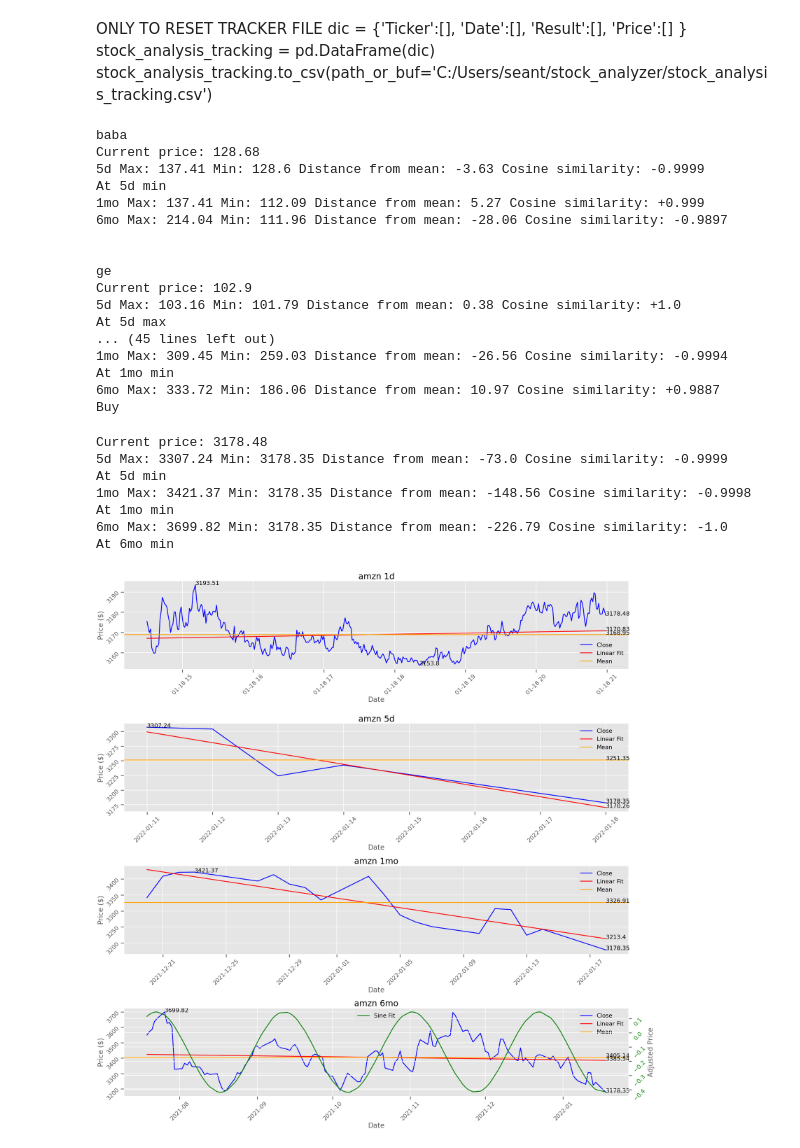
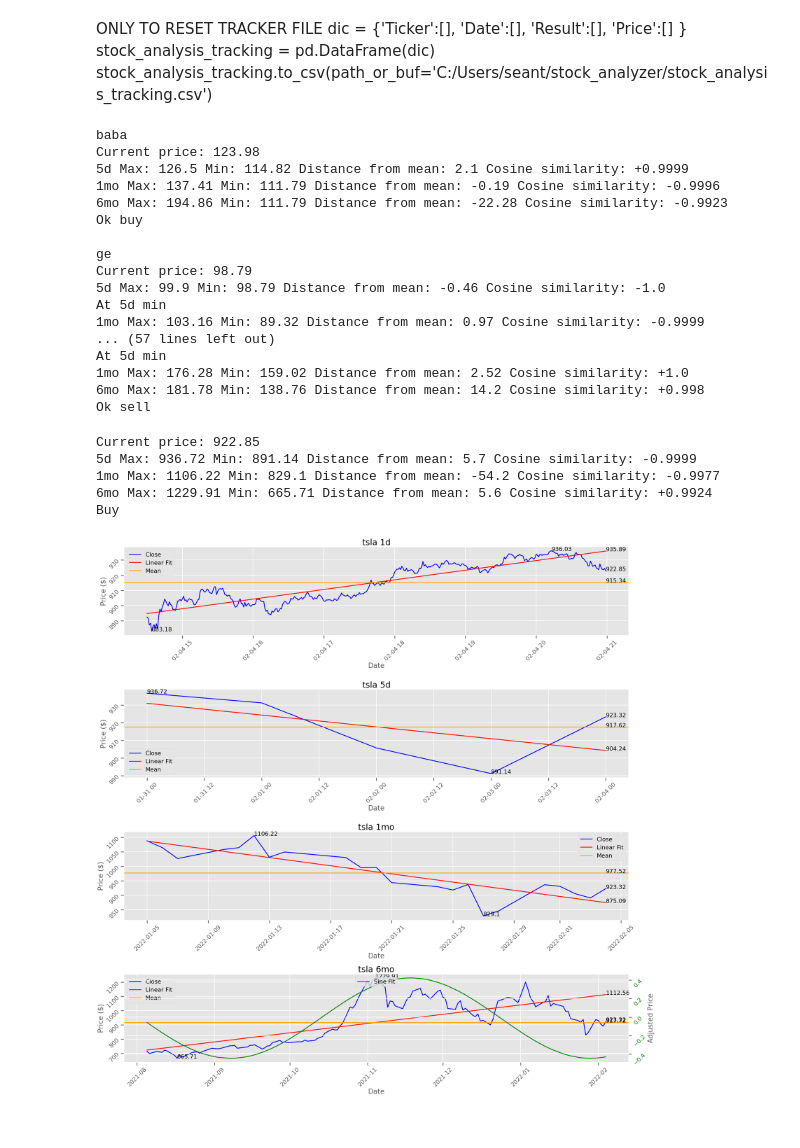
Before and after one commit to seantanken/GalvanizeRepo, a Jupyter notebook: stock_analyzer/yfinance_stock_analysis.ipynb, the cells around one changed output. Saved outputs shown, nothing was run; the diff lists cells and outputs as text; code cells hidden in the pictures.

```diff
--- a/stock_analyzer/yfinance_stock_analysis.ipynb
+++ b/stock_analyzer/yfinance_stock_analysis.ipynb
@@ -280,16 +292,20 @@ dic = {'Ticker':[],
 stock_analysis_tracking = pd.DataFrame(dic)
 stock_analysis_tracking.to_csv(path_or_buf='C:/Users/seant/stock_analyzer/stock_analysis_tracking.csv')
 # %%
-tickers = ('baba', 'ge', 'intc', 'nflx', 'tsla', 'amzn', 'nvda')
-#'cmcsa' not working
+tickers = ('baba', 'ge', 'intc', 'nflx', 'tsla', 'amzn', 'nvda', 'cmcsa', 'msft', 'aapl')
+
 stock_analysis_tracking = pd.read_csv('C:/Users/seant/stock_analyzer/stock_analysis_tracking.csv')
 stock_analysis_tracking.drop(columns=['Unnamed: 0'], inplace=True)
+#print date?
 for ticker in tickers:
     print(ticker)
-    stock_dic = get_stock(ticker)
-    get_fits(stock_dic)
-    val_df = get_values(stock_dic)
-    decision = analysis(stock_dic, val_df)
+    try:
+        stock_dic = get_stock(ticker)
+        get_fits(stock_dic)
+        val_df = get_values(stock_dic)
+        decision = analysis(stock_dic, val_df)
+    except:
+        print('Error')
 
     if decision != '':
         stock_analysis_tracking.loc[len(stock_analysis_tracking.index)] = [ticker, val_df.loc['5d', 'last_idx'], decision, val_df.loc['5d', 'last_val']]
@@ -299,40 +315,35 @@ for ticker in tickers:
 stock_analysis_tracking.to_csv(path_or_buf='C:/Users/seant/stock_analyzer/stock_analysis_tracking.csv')
 # %% [output]
 baba
-Current price: 128.68
-5d Max: 137.41 Min: 128.6 Distance from mean: -3.63 Cosine similarity: -0.9999
-At 5d min
-1mo Max: 137.41 Min: 112.09 Distance from mean: 5.27 Cosine similarity: +0.999
-6mo Max: 214.04 Min: 111.96 Distance from mean: -28.06 Cosine similarity: -0.9897
-
+Current price: 123.98
+5d Max: 126.5 Min: 114.82 Distance from mean: 2.1 Cosine similarity: +0.9999
+1mo Max: 137.41 Min: 111.79 Distance from mean: -0.19 Cosine similarity: -0.9996
+6mo Max: 194.86 Min: 111.79 Distance from mean: -22.28 Cosine similarity: -0.9923
+Ok buy
 
 ge
-Current price: 102.9
-5d Max: 103.16 Min: 101.79 Distance from mean: 0.38 Cosine similarity: +1.0
-At 5d max
-... (45 lines left out)
-1mo Max: 309.45 Min: 259.03 Distance from mean: -26.56 Cosine similarity: -0.9994
-At 1mo min
-6mo Max: 333.72 Min: 186.06 Distance from mean: 10.97 Cosine similarity: +0.9887
-Buy
+Current price: 98.79
+5d Max: 99.9 Min: 98.79 Distance from mean: -0.46 Cosine similarity: -1.0
+At 5d min
+1mo Max: 103.16 Min: 89.32 Distance from mean: 0.97 Cosine similarity: -0.9999
+... (57 lines left out)
+At 5d min
+1mo Max: 176.28 Min: 159.02 Distance from mean: 2.52 Cosine similarity: +1.0
+6mo Max: 181.78 Min: 138.76 Distance from mean: 14.2 Cosine similarity: +0.998
+Ok sell
 # %%
-ticker = 'amzn'
+ticker = 'tsla'
 stock_dic = get_stock(ticker)
-#put for loop below into get fits method?
-#for i, key in enumerate(stock_dic.keys()):
-#    if i > 0:
-#        stock_dic[key] = get_fits(stock_dic[key], key)
 get_fits(stock_dic)
 val_df = get_values(stock_dic)
 decision = analysis(stock_dic, val_df)
 print(decision)
+#try/except in graph for regressions?
 graph(stock_dic, val_df)
 # %% [output]
-Current price: 3178.48
-5d Max: 3307.24 Min: 3178.35 Distance from mean: -73.0 Cosine similarity: -0.9999
-At 5d min
-1mo Max: 3421.37 Min: 3178.35 Distance from mean: -148.56 Cosine similarity: -0.9998
-At 1mo min
-6mo Max: 3699.82 Min: 3178.35 Distance from mean: -226.79 Cosine similarity: -1.0
-At 6mo min
+Current price: 922.85
+5d Max: 936.72 Min: 891.14 Distance from mean: 5.7 Cosine similarity: -0.9999
+1mo Max: 1106.22 Min: 829.1 Distance from mean: -54.2 Cosine similarity: -0.9977
+6mo Max: 1229.91 Min: 665.71 Distance from mean: 5.6 Cosine similarity: +0.9924
+Buy
-[figure, old version]
+[figure, new version]
```
Also changed, not shown: parts of 2 cells of this notebook, 1 other file.
